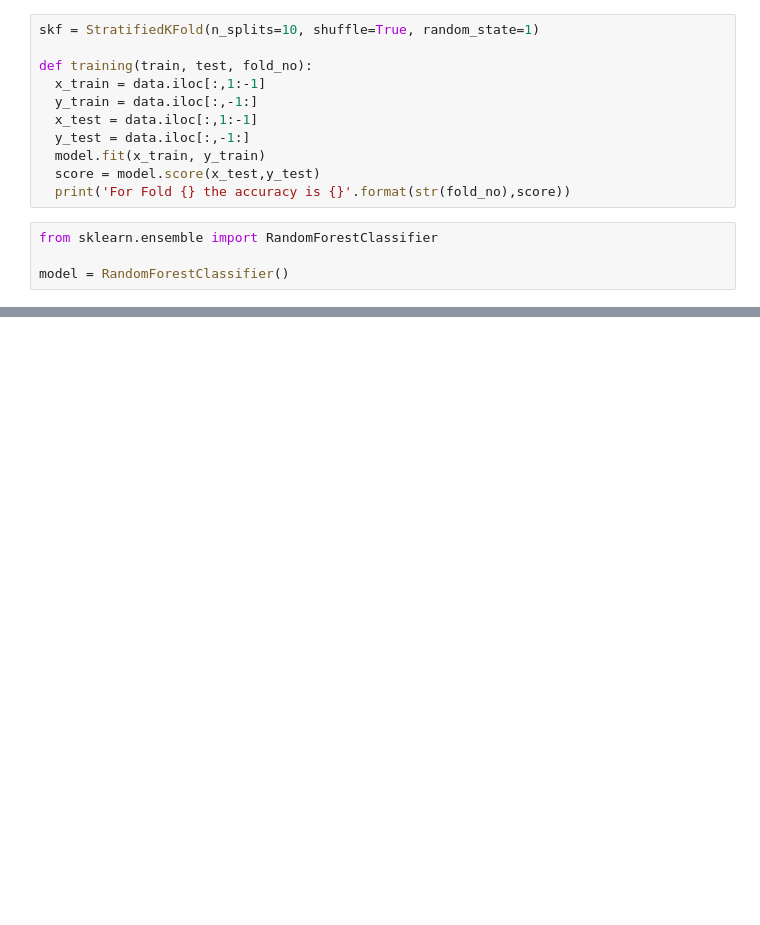
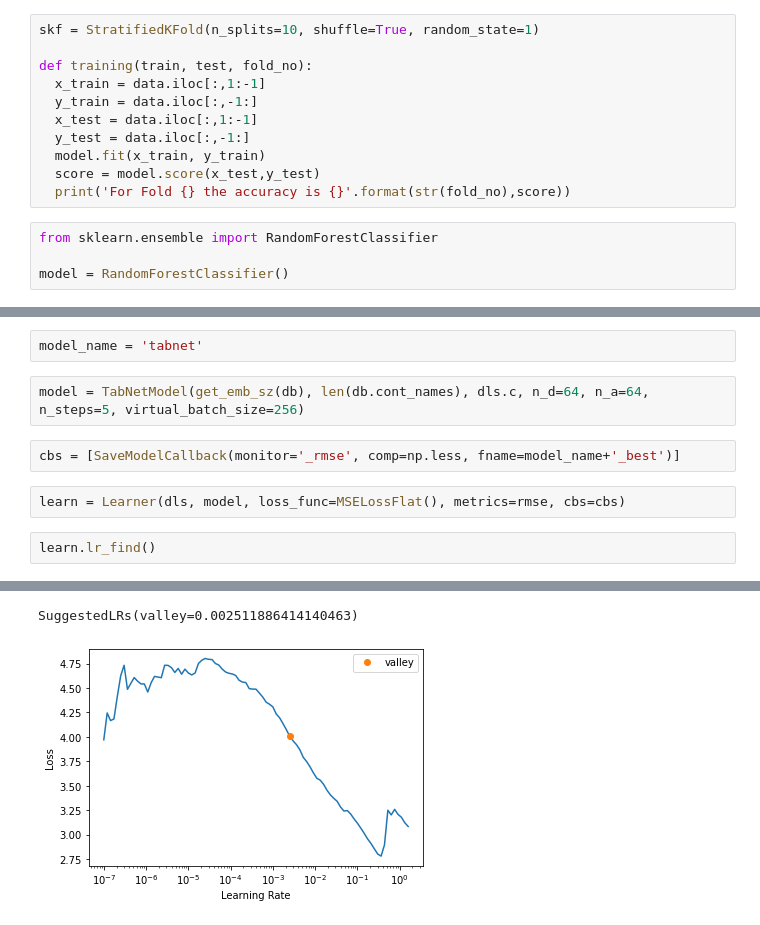
Before and after one commit to Rafath-Auvee/Thesis-Paper, a Jupyter notebook: Thesis Code.ipynb, the cells around one changed output, grey strips where cells are left out. Cells and saved outputs as stored; diff of their text form; blank space fills up the shorter version.

```diff
--- a/Thesis Code.ipynb
+++ b/Thesis Code.ipynb
@@ -237,0 +327,11 @@ For Fold 10 the accuracy is 0.9574571428571429
+# %%
+model_name = 'tabnet'
+# %%
+model = TabNetModel(get_emb_sz(db), len(db.cont_names), dls.c, n_d=64, n_a=64, n_steps=5, virtual_batch_size=256)
+# %%
+cbs = [SaveModelCallback(monitor='_rmse', comp=np.less, fname=model_name+'_best')]
+# %%
+learn = Learner(dls, model, loss_func=MSELossFlat(), metrics=rmse, cbs=cbs)
+# %%
+learn.lr_find()
+# %% [output]
@@ -237,0 +339,2 @@ For Fold 10 the accuracy is 0.9574571428571429
+SuggestedLRs(valley=0.002511886414140463)
+[figure, added]
```
Also changed, not shown: parts of 30 cells of this notebook, 4 other files.
